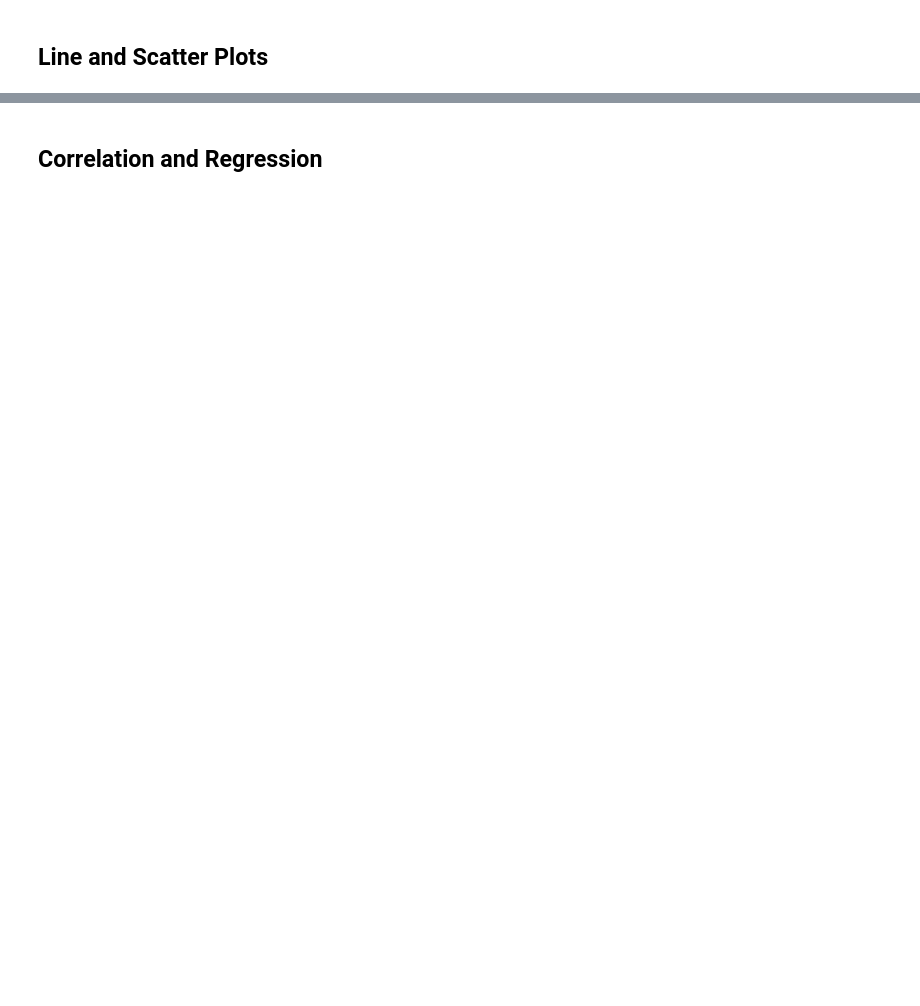
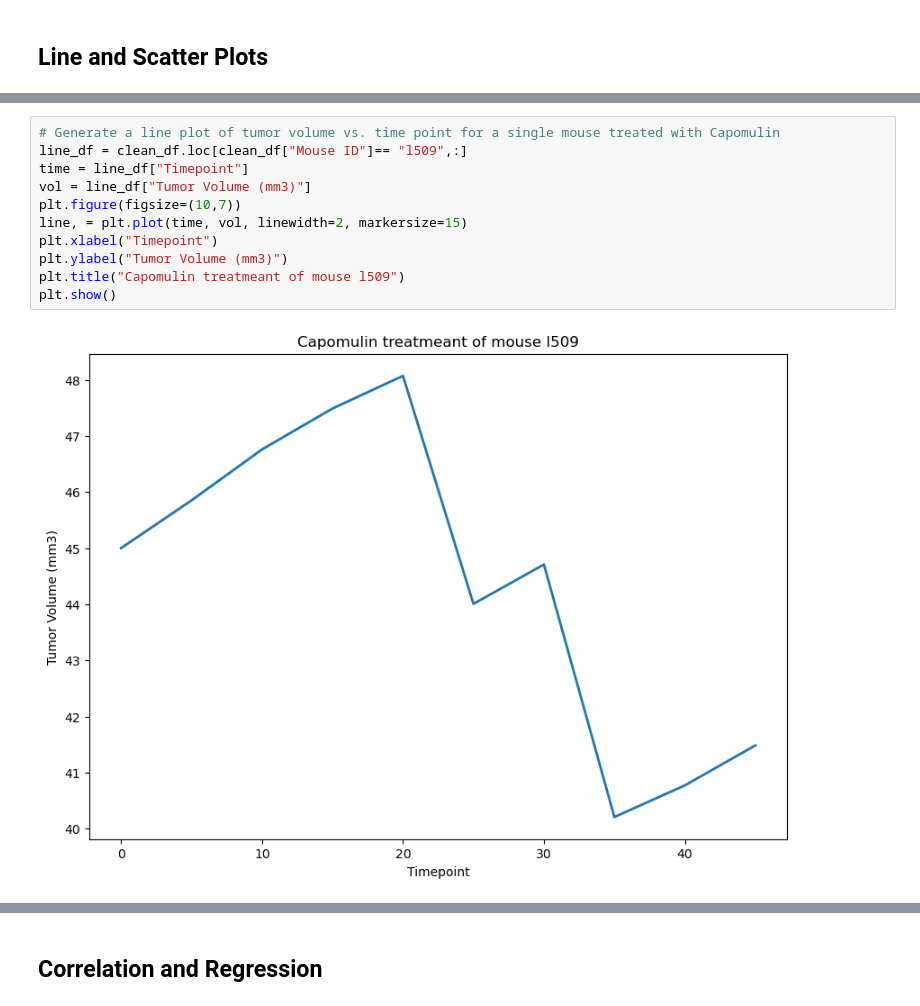
Before and after one commit to anajai44/Challenge-5, a Jupyter notebook: pymaceuticals_starter.ipynb, the cells around one changed output, grey strips where cells are left out. Saved outputs shown, nothing was run; the diff lists cells and outputs as text; blank space fills up the shorter version.

```diff
--- a/pymaceuticals_starter.ipynb
+++ b/pymaceuticals_starter.ipynb
@@ -250,0 +258,13 @@ IndentationError: unindent does not match any outer indentation level (<tokenize
+# %%
+# Generate a line plot of tumor volume vs. time point for a single mouse treated with Capomulin
+line_df = clean_df.loc[clean_df["Mouse ID"]== "l509",:]
+time = line_df["Timepoint"]
+vol = line_df["Tumor Volume (mm3)"]
+plt.figure(figsize=(10,7))
+line, = plt.plot(time, vol, linewidth=2, markersize=15)
+plt.xlabel("Timepoint")
+plt.ylabel("Tumor Volume (mm3)")
+plt.title("Capomulin treatmeant of mouse l509")
+plt.show()
+# %% [output]
+[figure, added]
```
Also changed, not shown: parts of 9 cells of this notebook.
